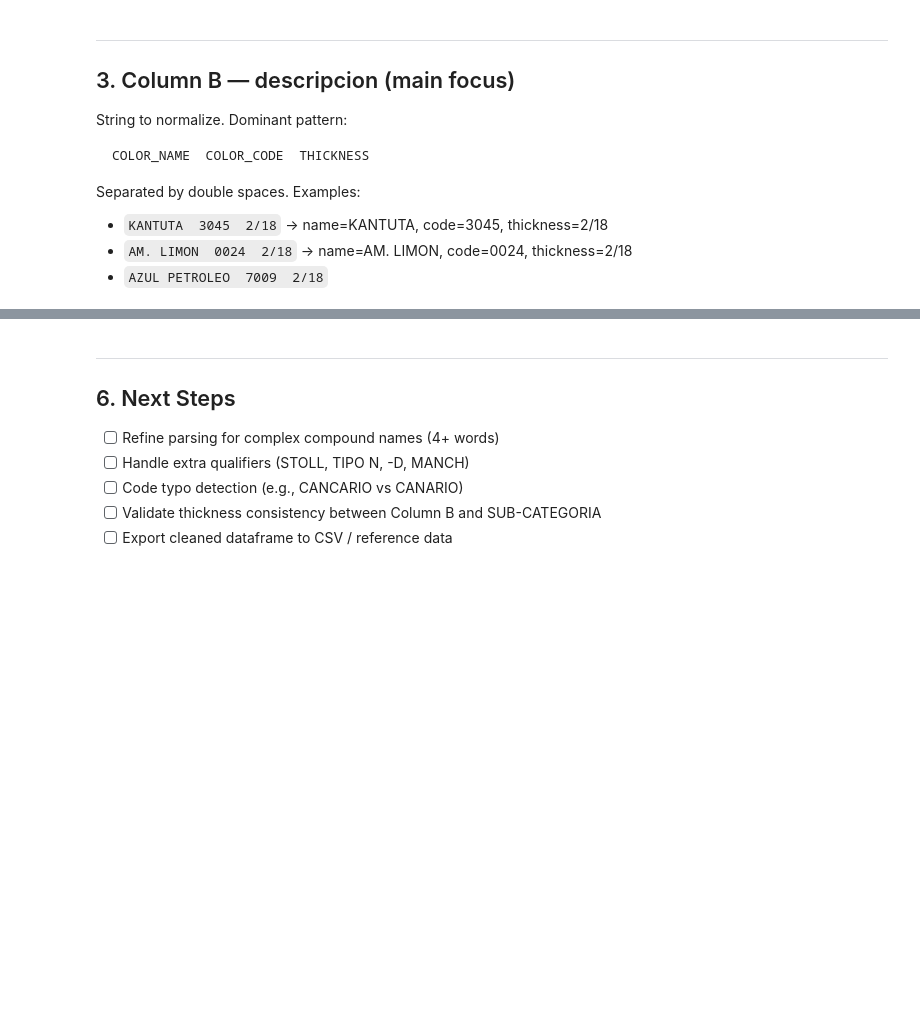
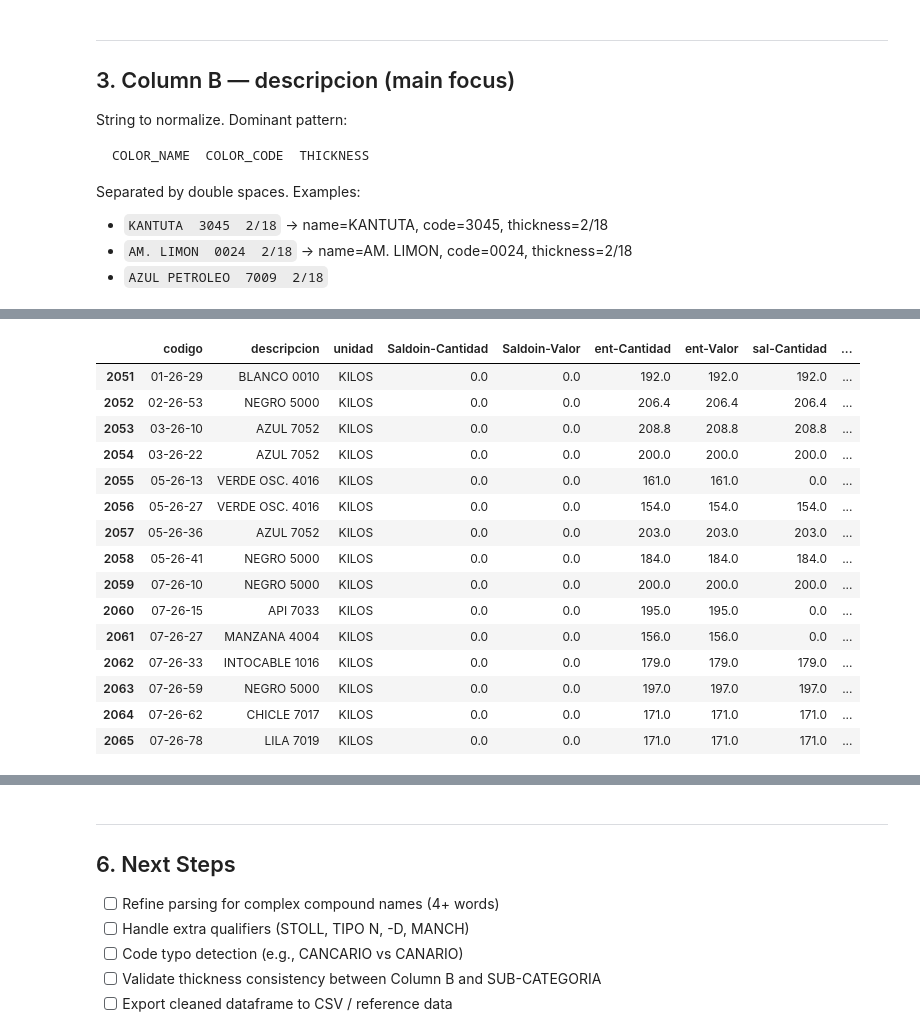
Before and after one commit to luiscm17/yarn-epr, a Jupyter notebook: docs/analysis/warehouse/ovillos-cleaning.ipynb, the cells around one changed output, grey strips where cells are left out. Cells and saved outputs as stored; diff of their text form; code cells hidden in the pictures; blank space fills up the shorter version.

```diff
--- a/docs/analysis/warehouse/ovillos-cleaning.ipynb
+++ b/docs/analysis/warehouse/ovillos-cleaning.ipynb
@@ -123,0 +363,3 @@ Separated by double spaces. Examples:
+# %%
+dframe = pd.read_csv('../../reference/warehouse/cleaned/df-code-cleeaning.csv')
+dframe.head()
@@ -436,0 +500,19 @@ for t in tests:
+# %%
+dframe.loc[dframe['titulo'] == 'STOLL'].head(15)
+# %% [output]
+|  | codigo | descripcion | unidad | Saldoin-Cantidad | Saldoin-Valor | ent-Cantidad | ent-Valor | sal-Cantidad | ... |
+| 2051 | 01-26-29 | BLANCO 0010 | KILOS | 0.0 | 0.0 | 192.0 | 192.0 | 192.0 | ... |
+| 2052 | 02-26-53 | NEGRO 5000 | KILOS | 0.0 | 0.0 | 206.4 | 206.4 | 206.4 | ... |
+| 2053 | 03-26-10 | AZUL 7052 | KILOS | 0.0 | 0.0 | 208.8 | 208.8 | 208.8 | ... |
+| 2054 | 03-26-22 | AZUL 7052 | KILOS | 0.0 | 0.0 | 200.0 | 200.0 | 200.0 | ... |
+| 2055 | 05-26-13 | VERDE OSC. 4016 | KILOS | 0.0 | 0.0 | 161.0 | 161.0 | 0.0 | ... |
+| 2056 | 05-26-27 | VERDE OSC. 4016 | KILOS | 0.0 | 0.0 | 154.0 | 154.0 | 154.0 | ... |
+| 2057 | 05-26-36 | AZUL 7052 | KILOS | 0.0 | 0.0 | 203.0 | 203.0 | 203.0 | ... |
+| 2058 | 05-26-41 | NEGRO 5000 | KILOS | 0.0 | 0.0 | 184.0 | 184.0 | 184.0 | ... |
+| 2059 | 07-26-10 | NEGRO 5000 | KILOS | 0.0 | 0.0 | 200.0 | 200.0 | 200.0 | ... |
+| 2060 | 07-26-15 | API 7033 | KILOS | 0.0 | 0.0 | 195.0 | 195.0 | 0.0 | ... |
+| 2061 | 07-26-27 | MANZANA 4004 | KILOS | 0.0 | 0.0 | 156.0 | 156.0 | 0.0 | ... |
+| 2062 | 07-26-33 | INTOCABLE 1016 | KILOS | 0.0 | 0.0 | 179.0 | 179.0 | 179.0 | ... |
+| 2063 | 07-26-59 | NEGRO 5000 | KILOS | 0.0 | 0.0 | 197.0 | 197.0 | 197.0 | ... |
+| 2064 | 07-26-62 | CHICLE 7017 | KILOS | 0.0 | 0.0 | 171.0 | 171.0 | 171.0 | ... |
+| 2065 | 07-26-78 | LILA 7019 | KILOS | 0.0 | 0.0 | 171.0 | 171.0 | 171.0 | ... |
```
Also changed, not shown: parts of 52 cells of this notebook.
